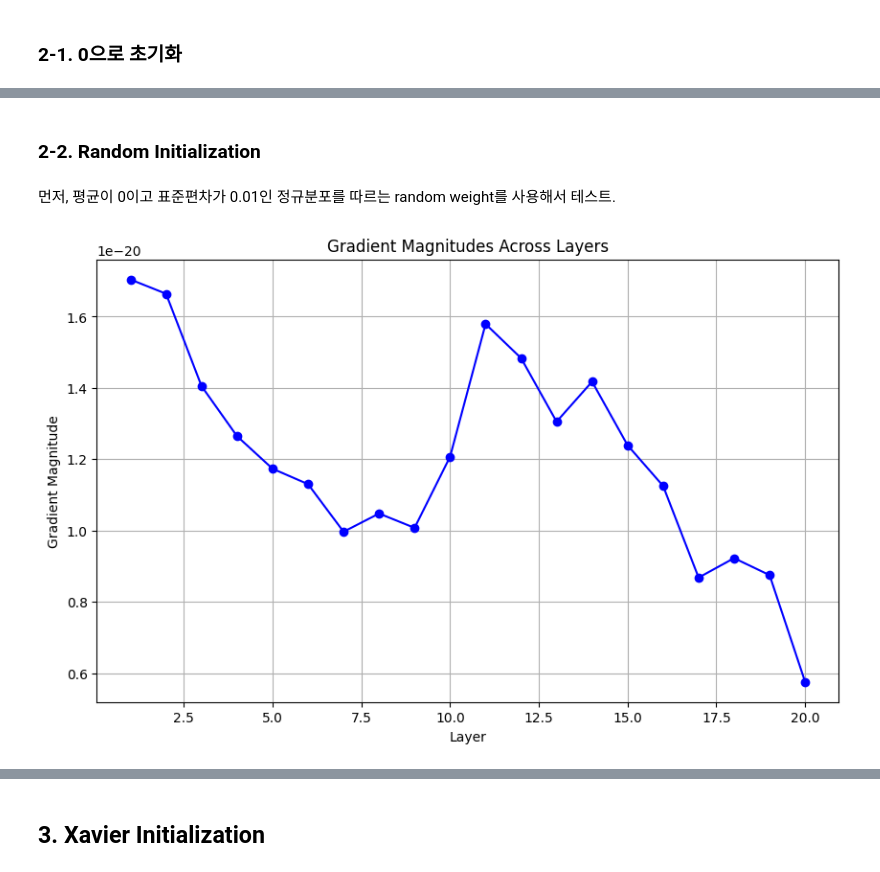
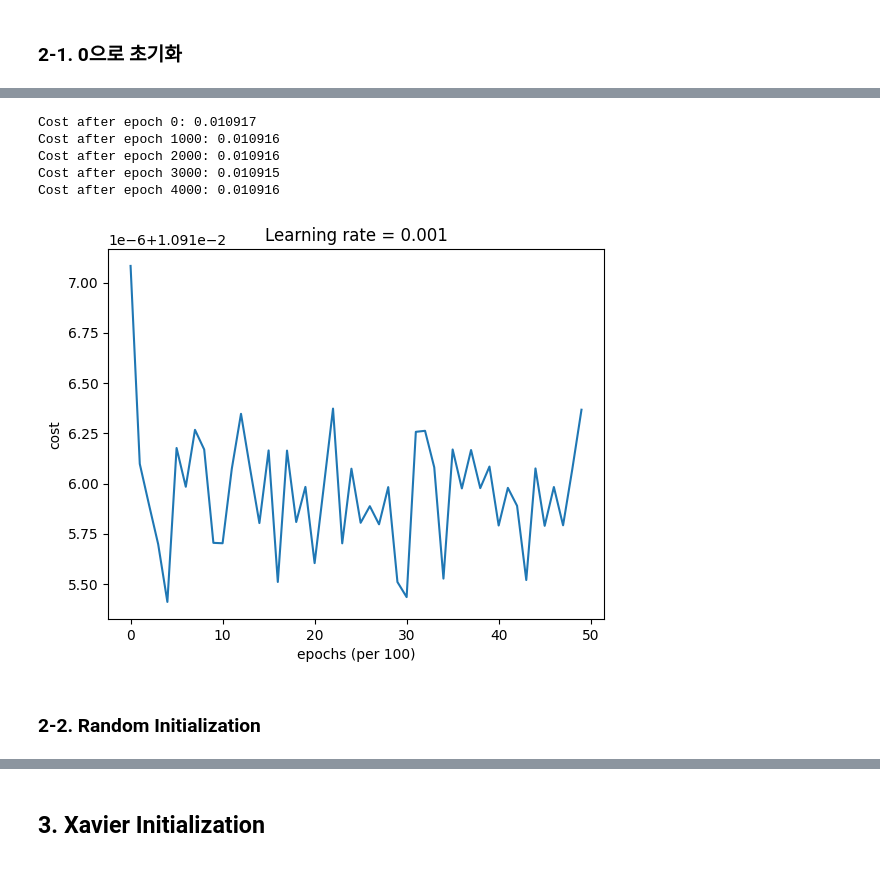
Before and after one commit to pervin0527/DL-basic, a Jupyter notebook: 04-Data Preprocessing & Weight Initialization.ipynb, the cells around one changed output, grey strips where cells are left out. Cells and saved outputs as stored; diff of their text form; code cells hidden in the pictures.

```diff
--- a/04-Data Preprocessing & Weight Initialization.ipynb
+++ b/04-Data Preprocessing & Weight Initialization.ipynb
@@ -178,0 +148,12 @@ plt.show()
+# %%
+def initialize_parameters_zeros(layers_dims):
+    ## zero initialization
+
+    parameters = {}
+    L = len(layers_dims) # number of layers in the network
+
+    for l in range(1, L):
+        parameters["W" + str(l)] = np.zeros((layers_dims[l], layers_dims[l-1]))
+        parameters["b" + str(l)] = np.zeros((layers_dims[l], 1))
+
+    return parameters
@@ -178,0 +196,16 @@ plt.show()
+# %%
+def compute_cost(AL, Y):
+    """
+    Arguments:
+     - AL : label 예측에 해당하는 확률 벡터. (1, num of data samples)
+     - Y : ground-truth 벡터. (1, num of data samples)
+
+    Returns:
+     - cost : cross-entropy cost
+    """
+    m = Y.shape[1]
+
+    cost = (-1/m) * np.sum(Y * np.log(AL) + (1- Y) * np.log(1 - AL))
+    cost = np.squeeze(cost)
+
+    return cost
@@ -179,5 +378,12 @@ plt.show()
+# %%
+parameters = model(train_x, train_y, layers_dims=[train_x.shape[0], 4, 2, 1], learning_rate=0.001, batch_size=64, num_epochs=5000)
+# %% [output]
+Cost after epoch 0: 0.010917
+Cost after epoch 1000: 0.010916
+Cost after epoch 2000: 0.010916
+Cost after epoch 3000: 0.010915
+Cost after epoch 4000: 0.010916
+[figure, added]
 # %% [markdown]
 <a id="2-2"></a>
 ### 2-2. Random Initialization
-# %% [markdown]
-먼저, 평균이 0이고 표준편차가 0.01인 정규분포를 따르는 random weight를 사용해서 테스트.
@@ -222,23 +389,0 @@ class SimpleNeuralNetwork:
-# %%
-X = np.random.randn(10, 3)
-y = np.random.randint(0, 2, (10, 1))
-
-layer_depths = 20
-layer_widths = [100 for _ in range(layer_depths)]
-nn = SimpleNeuralNetwork(input_size=3, layer_depths=layer_depths, layer_widths=layer_widths)
-
-# print(nn.print_weights())
-
-gradients = nn.compute_gradients(X, y)
-gradients_magnitudes = [np.linalg.norm(grad) for grad in gradients]
-
-layers = range(1, layer_depths + 1)
-plt.figure(figsize=(10, 6))
-plt.plot(layers, gradients_magnitudes, marker='o', linestyle='-', color='b')
-plt.title('Gradient Magnitudes Across Layers')
-plt.xlabel('Layer')
-plt.ylabel('Gradient Magnitude')
-plt.grid(True)
-plt.show()
-# %% [output]
-[figure, removed]
```
Also changed, not shown: parts of 35 cells of this notebook, 6 other files.
